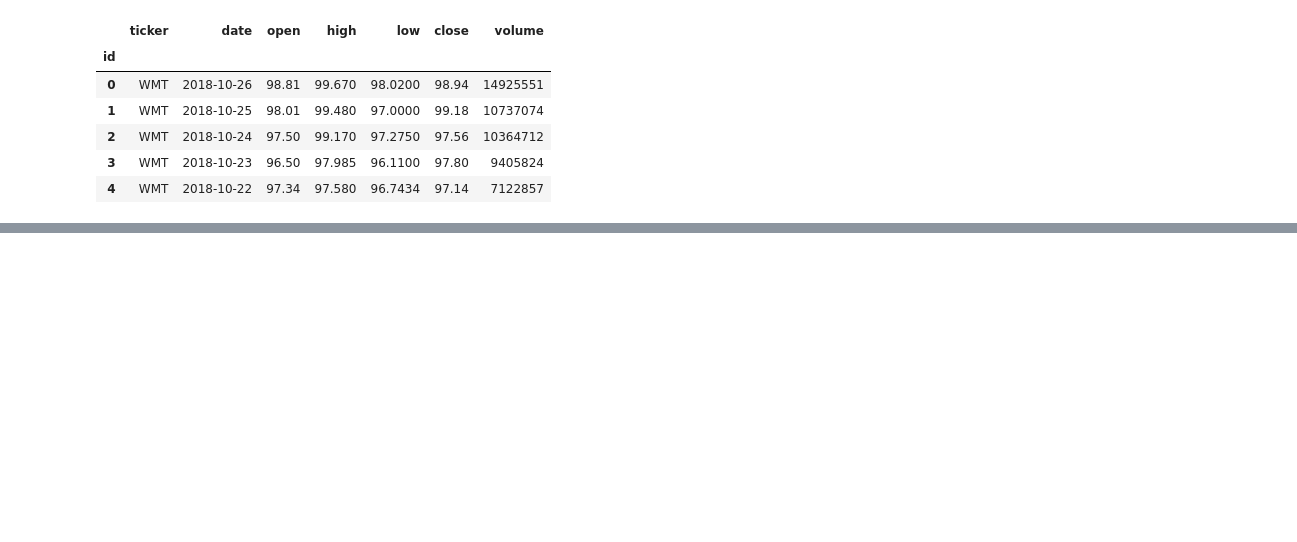
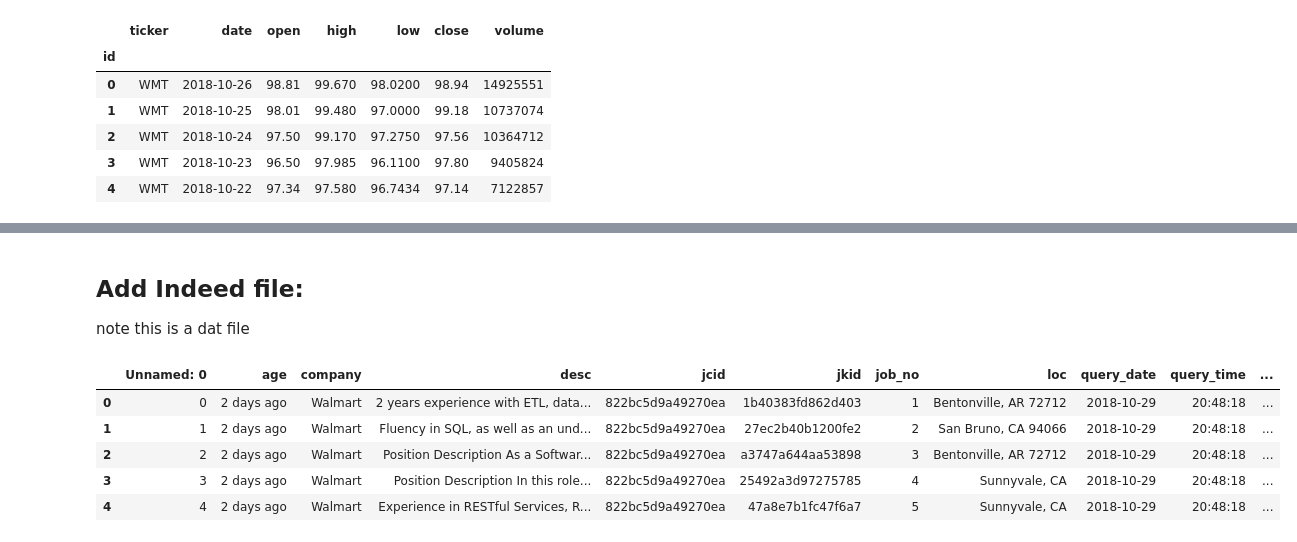
Before and after one commit to mtoriello0725/Fortune500_Database, a Jupyter notebook: Dataset_Transformation.ipynb, the cells around one changed output, grey strips where cells are left out. Saved outputs shown, nothing was run; the diff lists cells and outputs as text; code cells hidden in the pictures; blank space fills up the shorter version.

```diff
--- a/Dataset_Transformation.ipynb
+++ b/Dataset_Transformation.ipynb
@@ -174,0 +223,15 @@ stock_values_df.to_sql("stock_values", conn, if_exists="replace")
+# %% [markdown]
+## Add Indeed file:
+note this is a dat file
+# %%
+indeed_path = "./Data/indeed.dat"
+indeed_df = pd.read_csv(indeed_path)
+
+indeed_df.head()
+# %% [output]
+|  | Unnamed: 0 | age | company | desc | jcid | jkid | job_no | loc | query_date | query_time | ... |
+| 0 | 0 | 2 days ago | Walmart | 2 years experience with ETL, data... | 822bc5d9a49270ea | 1b40383fd862d403 | 1 | Bentonville, AR 72712 | 2018-10-29 | 20:48:18 | ... |
+| 1 | 1 | 2 days ago | Walmart | Fluency in SQL, as well as an und... | 822bc5d9a49270ea | 27ec2b40b1200fe2 | 2 | San Bruno, CA 94066 | 2018-10-29 | 20:48:18 | ... |
+| 2 | 2 | 2 days ago | Walmart | Position Description As a Softwar... | 822bc5d9a49270ea | a3747a644aa53898 | 3 | Bentonville, AR 72712 | 2018-10-29 | 20:48:18 | ... |
+| 3 | 3 | 2 days ago | Walmart | Position Description In this role... | 822bc5d9a49270ea | 25492a3d97275785 | 4 | Sunnyvale, CA | 2018-10-29 | 20:48:18 | ... |
+| 4 | 4 | 2 days ago | Walmart | Experience in RESTful Services, R... | 822bc5d9a49270ea | 47a8e7b1fc47f6a7 | 5 | Sunnyvale, CA | 2018-10-29 | 20:48:18 | ... |
```
Also changed, not shown: parts of 14 cells of this notebook, 5 other files.
